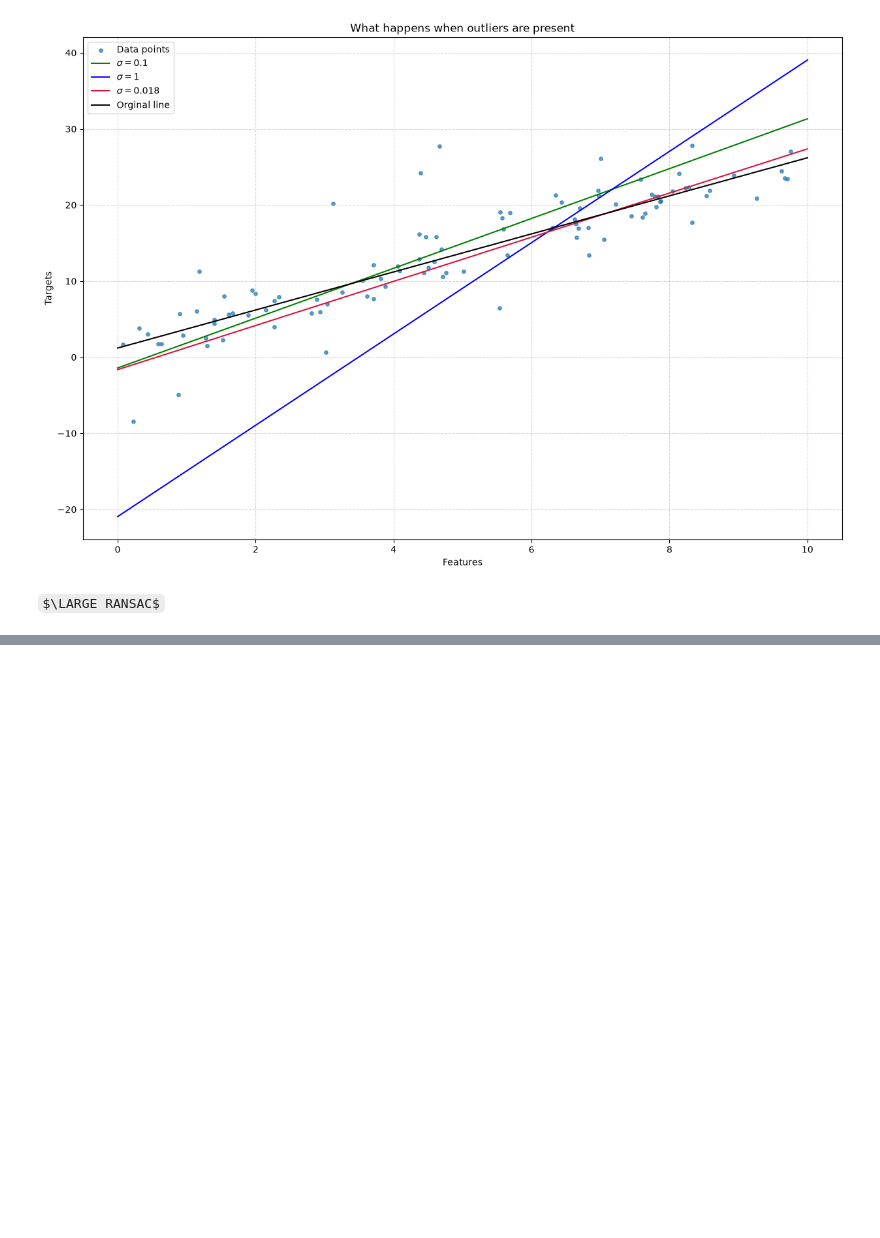
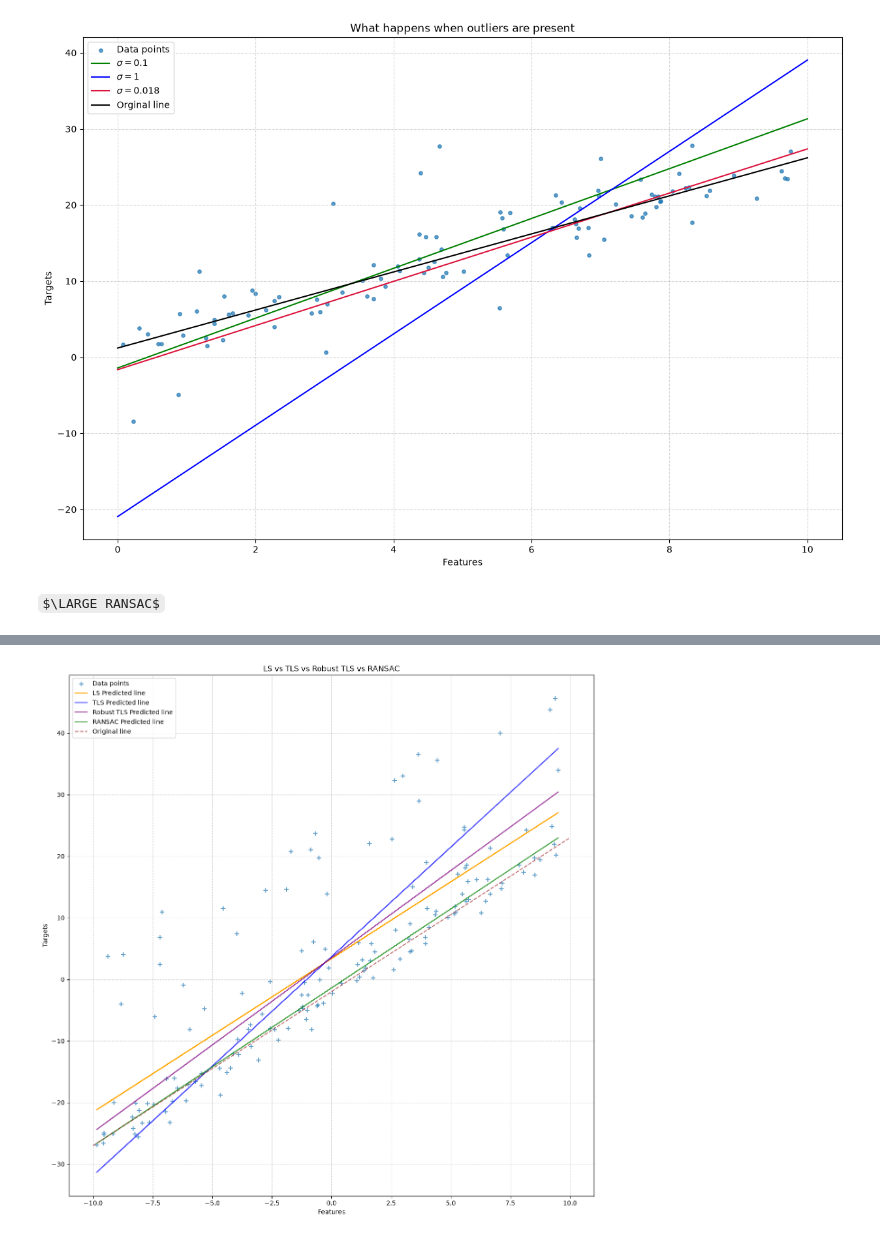
Before and after one commit to codingNR29/Image-processing, a Jupyter notebook: 05 Fitting.ipynb, the cells around one changed output, grey strips where cells are left out. Saved outputs shown, nothing was run; the diff lists cells and outputs as text; code cells hidden in the pictures; some formulas as TeX source; blank space fills up the shorter version.

```diff
--- a/05 Fitting.ipynb
+++ b/05 Fitting.ipynb
@@ -397,0 +402,22 @@ plt.show()
+# %%
+#Comparing with LS, TLS, Robust estimator, RANSAC
+parameter_LS = LS_fitting(X, y)
+parameters_TLS = TLS_fitting(X, y)
+parameters_Robust_TLS = robust_TLS_fittin(X, y, 0.01)
+parameters_RANSAC = RANSAC_fitting(X, y)
+
+plt.figure(figsize=(15, 15))
+plt.scatter(X, y, label = 'Data points', marker='+', alpha = 0.7, s = 50)
+plt.plot(X, X*parameter_LS[0] + parameter_LS[1], color='orange', label='LS Predicted line')
+plt.plot(X, (- X*parameters_TLS[0] + parameters_TLS[2])/(parameters_TLS[1]), color='blue', label='TLS Predicted line', alpha = 0.7)
+plt.plot(X, (- X*parameters_Robust_TLS[0] + parameters_Robust_TLS[2])/(parameters_Robust_TLS[1]), color='purple', label='Robust TLS Predicted line', alpha = 0.7)
+plt.plot(X, (- X*parameters_RANSAC[0] + parameters_RANSAC[2])/(parameters_RANSAC[1]), color='green', label='RANSAC Predicted line', alpha = 0.7)
+plt.plot(X_plot, -2 + 2.5*X_plot, color = 'brown', label='Original line', alpha = 0.7, linestyle='--')
+plt.grid(True, linestyle='--', alpha=0.5)
+plt.xlabel('Features')
+plt.ylabel('Targets')
+plt.title('LS vs TLS vs Robust TLS vs RANSAC')
+plt.legend(loc='upper left')
+plt.show()
+# %% [output]
+[figure, added]
```
Also changed, not shown: parts of 2 cells of this notebook.
